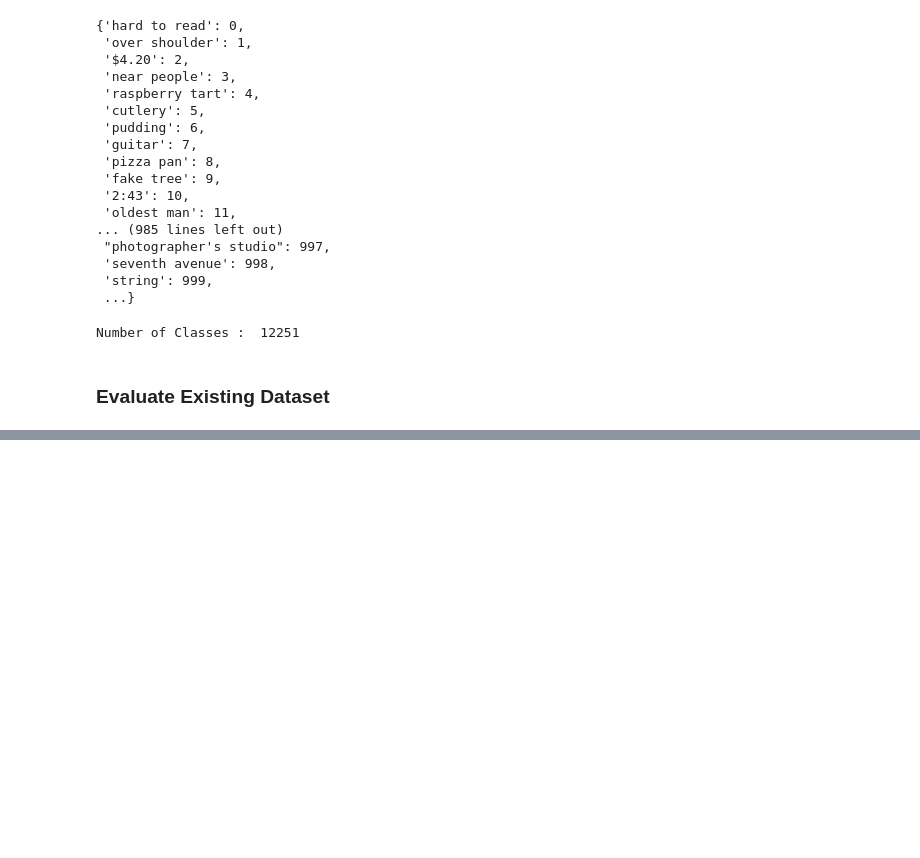
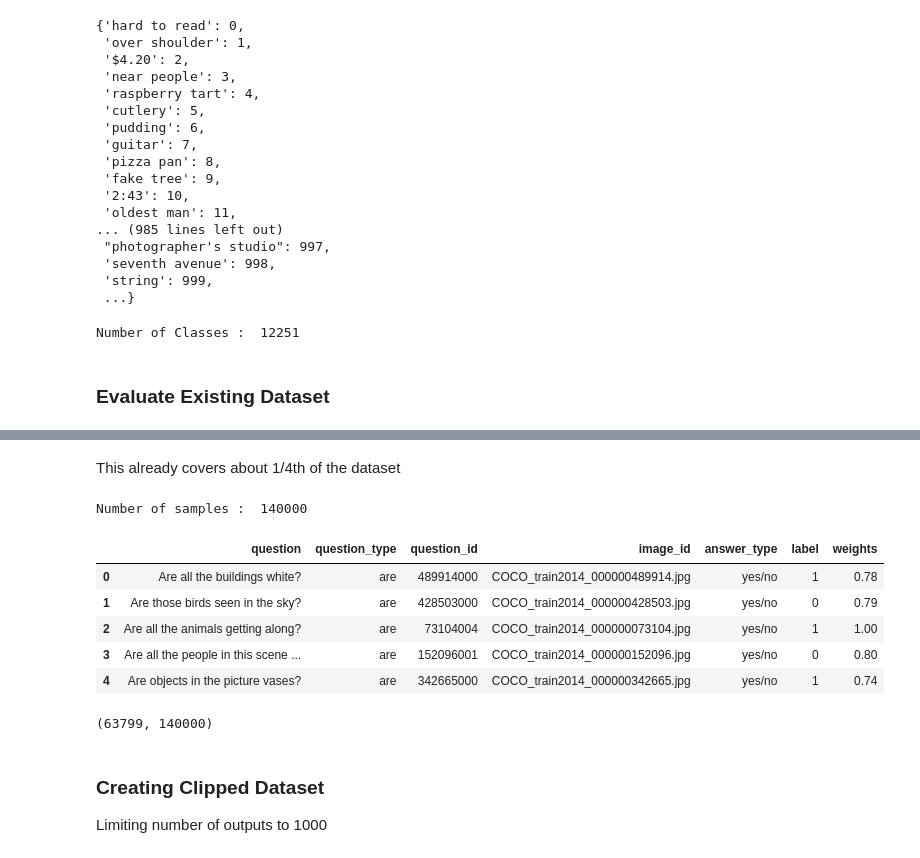
Before and after one commit to nikiiitb/Project_2, a Jupyter notebook: generate_data.ipynb, the cells around one changed output, grey strips where cells are left out. Drawn from its saved outputs; the diff is of its cells as text; code cells hidden in the pictures; blank space fills up the shorter version.

```diff
--- a/generate_data.ipynb
+++ b/generate_data.ipynb
@@ -118,0 +226,31 @@ Number of Classes :  12251
+# %% [markdown]
+This already covers about 1/4th of the dataset
+# %%
+df = df_yes_no.groupby('question_type').sample(n=4000 , replace=True)
+df = df.reset_index(drop=True)
+SAMPLES = len(df)
+
+n = SAMPLES
+rf = 10 ** (len(str(n))-1)
+r = str(int(np.round(n / rf) * rf))
+r = r[:-3] + r[-3:].replace("000" , "k")
+pd.to_pickle(df , f"./vqa_v2_yes_no_{r}.pkl")
+
+print("Number of samples : " , SAMPLES)
+df.head()
+# %% [output]
+Number of samples :  140000
+|  | question | question_type | question_id | image_id | answer_type | label | weights |
+| 0 | Are all the buildings white? | are | 489914000 | COCO_train2014_000000489914.jpg | yes/no | 1 | 0.78 |
+| 1 | Are those birds seen in the sky? | are | 428503000 | COCO_train2014_000000428503.jpg | yes/no | 0 | 0.79 |
+| 2 | Are all the animals getting along? | are | 73104004 | COCO_train2014_000000073104.jpg | yes/no | 1 | 1.00 |
+| 3 | Are all the people in this scene ... | are | 152096001 | COCO_train2014_000000152096.jpg | yes/no | 0 | 0.80 |
+| 4 | Are objects in the picture vases? | are | 342665000 | COCO_train2014_000000342665.jpg | yes/no | 1 | 0.74 |
+# %%
+ans = df["label"]
+ans[ans == 1].count() , ans.count()
+# %% [output]
+(63799, 140000)
+# %% [markdown]
+### Creating Clipped Dataset
+Limiting number of outputs to 1000
```
Also changed, not shown: parts of 18 cells of this notebook, 6 other files.
